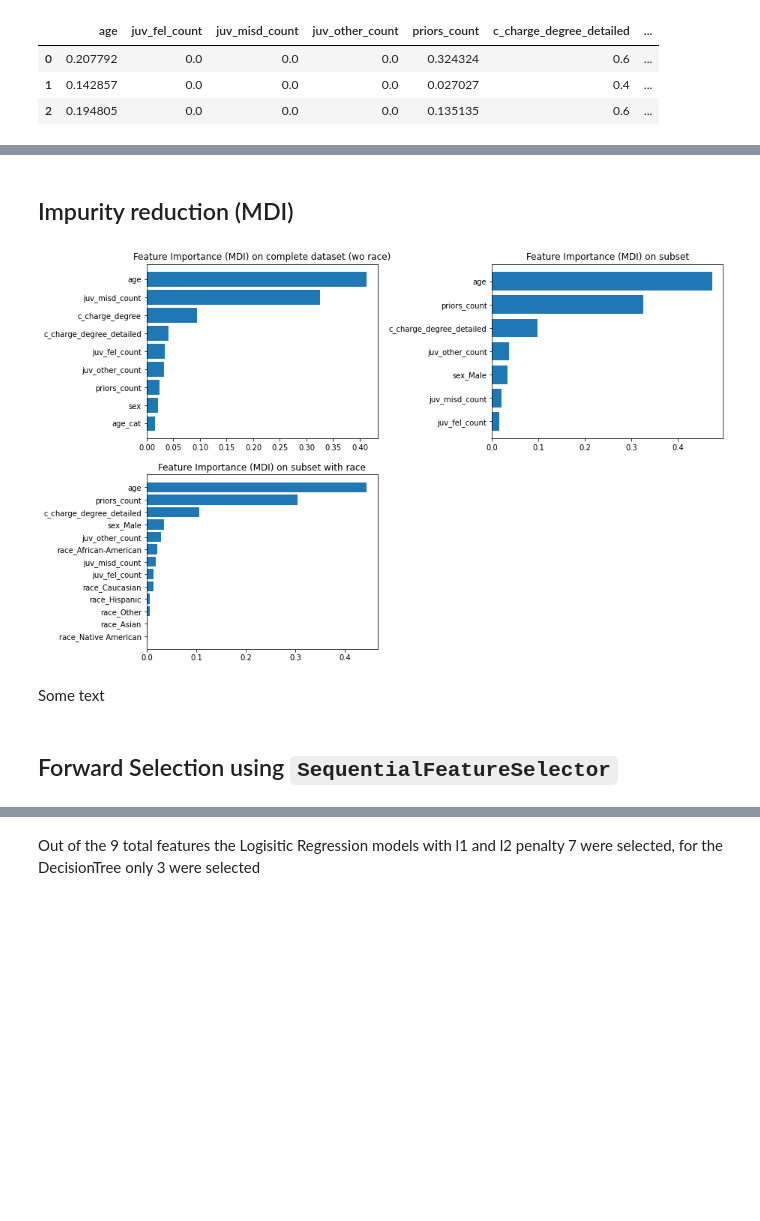
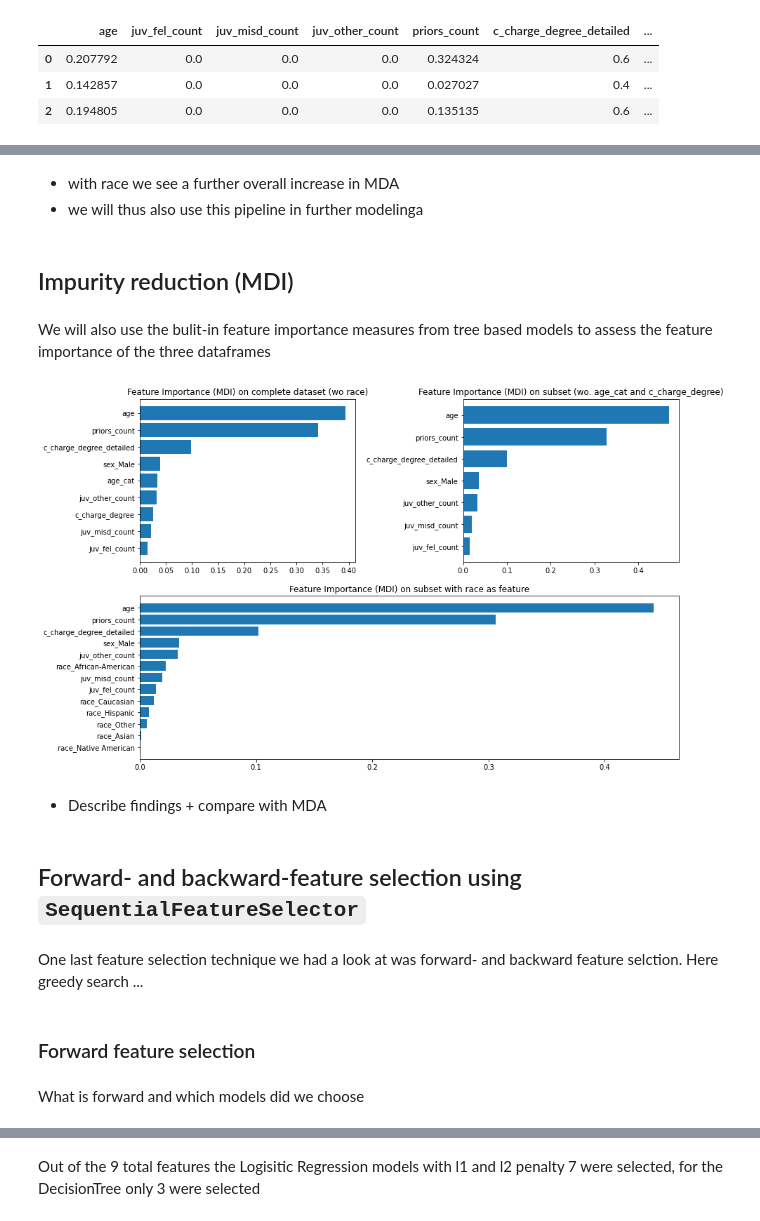
Before and after one commit to Heity94/Compas-recidivism-analysis, a Jupyter notebook: notebooks/Philipp/Classification_report_master_part1.ipynb, the cells around one changed output, grey strips where cells are left out. Drawn from its saved outputs; the diff is of its cells as text; code cells hidden in the pictures; blank space fills up the shorter version.

```diff
--- a/notebooks/Philipp/Classification_report_master_part1.ipynb
+++ b/notebooks/Philipp/Classification_report_master_part1.ipynb
@@ -1044,12 +1045,9 @@ ColumnTransformer(transformers=[('pipeline-1',
 # %%
 #Test preproc pipeline
 preproc.fit(X_train)
-
 column_nam = feat_numerical + feat_ordinal +list(preproc.named_transformers_["pipeline-3"].named_steps["onehotencoder"].get_feature_names_out(feat_nominal))
-
-test = pd.DataFrame(preproc.transform(X_train), columns=column_nam)
-
-test.head(3)
+X_train_trans = pd.DataFrame(preproc.transform(X_train), columns=column_nam)
+X_train_trans.head(3)
 # %% [output]
 |  | age | juv_fel_count | juv_misd_count | juv_other_count | priors_count | age_cat | c_charge_degree | ... |
 | 0 | 0.207792 | 0.0 | 0.0 | 0.0 | 0.324324 | 0.5 | 1.0 | ... |
@@ -1555,5 +1536,10 @@ plt.show();
+# %% [markdown]
+- with race we see a further overall increase in MDA
+- we will thus also use this pipeline in further modelinga
 # %% [markdown]
 ## Impurity reduction (MDI)
+# %% [markdown]
+We will also use the bulit-in feature importance measures from tree based models to assess the feature importance of the three dataframes
 # %%
 # Instantiate Random Forest Classifier for MDI
 clf_forest = RandomForestClassifier()
@@ -1578,40 +1564,53 @@ clf_forest = RandomForestClassifier()
 pipe_forest_rs = imblearn_make_pipeline(preproc_rs, smt_rs, clf_forest)
 pipe_forest_rs.fit(X_train_race, y_train_race);
 # %%
-# Both plots side by side
+# Create subplots
 fig = plt.figure(figsize=(13,8))
+gs = fig.add_gridspec(2,2)
+ax1 = fig.add_subplot(gs[0, 0])
+ax2 = fig.add_subplot(gs[0, 1])
+ax3 = fig.add_subplot(gs[1, :])
 
-#Plot MDA train set
-plt.subplot(2, 2, 1)
+#Plot MDA on complete dataset
 feature_importance = pipe_forest.named_steps["randomforestclassifier"].feature_importances_
 sorted_idx = np.argsort(feature_importance)
 pos = np.arange(sorted_idx.shape[0]) + 0.5
-plt.barh(pos, feature_importance[sorted_idx], align="center")
-plt.yticks(pos, np.array(X.columns)[sorted_idx])
-plt.title("Feature Importance (MDI) on complete dataset (wo race)");
+ax1.barh(pos, feature_importance[sorted_idx], align="center")
+ax1.set_yticks(pos)
+ax1.set_yticklabels(np.array(X_train_trans.columns)[sorted_idx])
+ax1.set_title("Feature Importance (MDI) on complete dataset (wo race)");
 
-plt.subplot(2, 2, 2)
+#Plot MDA on subset
 feature_importance_s = pipe_forest_s.named_steps["randomforestclassifier"].feature_importances_
 sorted_idx = np.argsort(feature_importance_s)
 pos = np.arange(sorted_idx.shape[0]) + 0.5
-plt.barh(pos, feature_importance_s[sorted_idx], align="center")
-plt.yticks(pos, np.array(X_train_sub_trans.columns)[sorted_idx])
-plt.title("Feature Importance (MDI) on subset");
+ax2.barh(pos, feature_importance_s[sorted_idx], align="center")
+ax2.set_yticks(pos)
+ax2.set_yticklabels(np.array(X_train_sub_trans.columns)[sorted_idx])
+ax2.set_title("Feature Importance (MDI) on subset (wo. age_cat and c_charge_degree)");
 
-plt.subplot(2, 2, 3)
+#Plot MDA on subset with race
 feature_importance_rs = pipe_forest_rs.named_steps["randomforestclassifier"].feature_importances_
 sorted_idx = np.argsort(feature_importance_rs)
 pos = np.arange(sorted_idx.shape[0]) + 0.5
-plt.barh(pos, feature_importance_rs[sorted_idx], align="center")
-plt.yticks(pos, np.array(X_train_rsub_trans.columns)[sorted_idx])
-plt.title("Feature Importance (MDI) on subset with race");
+ax3.barh(pos, feature_importance_rs[sorted_idx], align="center")
+ax3.set_yticks(pos)
+ax3.set_yticklabels(np.array(X_train_rsub_trans.columns)[sorted_idx])
+ax3.set_title("Feature Importance (MDI) on subset with race as feature");
 
 
 plt.tight_layout(pad=1.5)
 # %% [output]
-[figure, old version]
+[figure, new version]
 # %% [markdown]
-Some text
+- Describe findings + compare with MDA
 # %% [markdown]
-## Forward Selection using `SequentialFeatureSelector`
+## Forward- and backward-feature selection using `SequentialFeatureSelector`
+# %% [markdown]
+One last feature selection technique we had a look at was forward- and backward feature selction.
+Here greedy search ...
+# %% [markdown]
+### Forward feature selection
+# %% [markdown]
+What is forward and which models did we choose
 # %%
```
Also changed, not shown: parts of 99 cells of this notebook, 6 other files.
